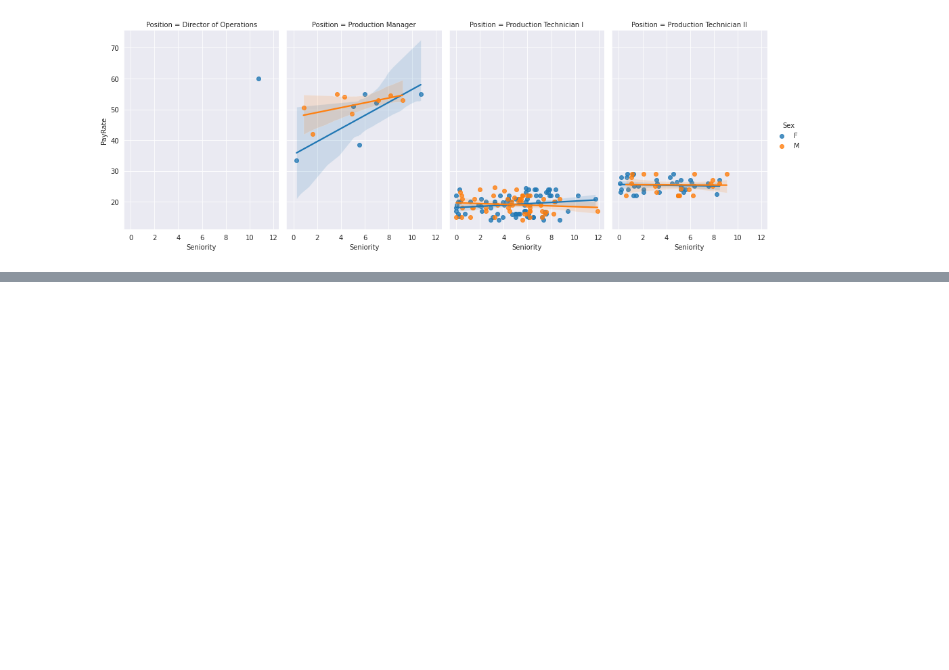
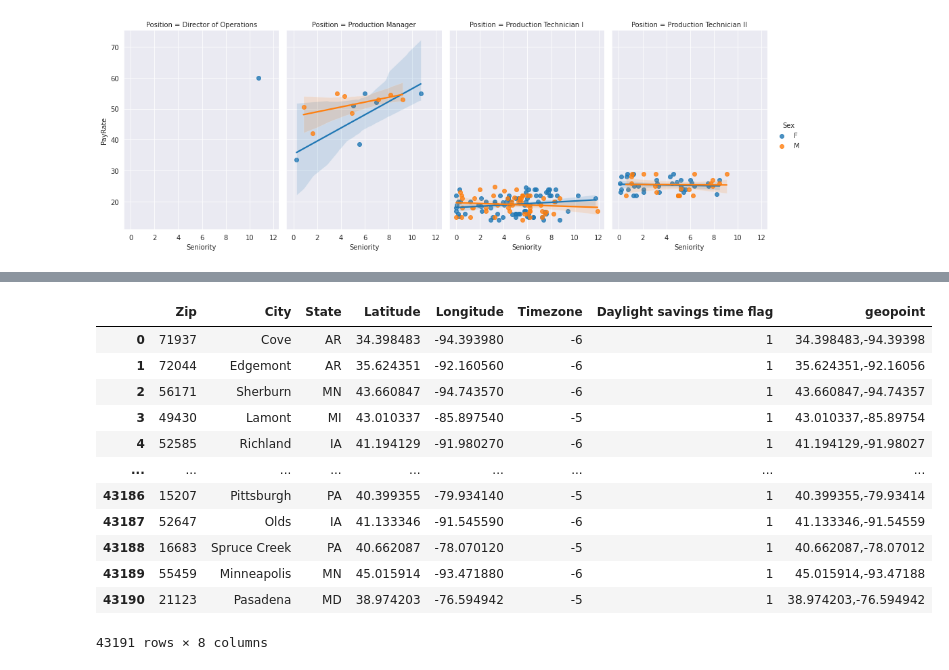
Before and after one commit to agnieszka2201pn/data_analysis, a Jupyter notebook: seaborn.ipynb, the cells around one changed output, grey strips where cells are left out. Drawn from its saved outputs; the diff is of its cells as text; code cells hidden in the pictures; blank space fills up the shorter version.

```diff
--- a/seaborn.ipynb
+++ b/seaborn.ipynb
@@ -188,0 +213,17 @@ sns.lmplot(x='Seniority',y='PayRate',data=df[(df['Department']=='Production
+# %%
+zip_codes = pd.read_csv('us-zip-code-latitude-and-longitude.csv', sep = ';')
+zip_codes
+# %% [output]
+|  | Zip | City | State | Latitude | Longitude | Timezone | Daylight savings time flag | geopoint |
+| 0 | 71937 | Cove | AR | 34.398483 | -94.393980 | -6 | 1 | 34.398483,-94.39398 |
+| 1 | 72044 | Edgemont | AR | 35.624351 | -92.160560 | -6 | 1 | 35.624351,-92.16056 |
+| 2 | 56171 | Sherburn | MN | 43.660847 | -94.743570 | -6 | 1 | 43.660847,-94.74357 |
+| 3 | 49430 | Lamont | MI | 43.010337 | -85.897540 | -5 | 1 | 43.010337,-85.89754 |
+| 4 | 52585 | Richland | IA | 41.194129 | -91.980270 | -6 | 1 | 41.194129,-91.98027 |
+| ... | ... | ... | ... | ... | ... | ... | ... | ... |
+| 43186 | 15207 | Pittsburgh | PA | 40.399355 | -79.934140 | -5 | 1 | 40.399355,-79.93414 |
+| 43187 | 52647 | Olds | IA | 41.133346 | -91.545590 | -6 | 1 | 41.133346,-91.54559 |
+| 43188 | 16683 | Spruce Creek | PA | 40.662087 | -78.070120 | -5 | 1 | 40.662087,-78.07012 |
+| 43189 | 55459 | Minneapolis | MN | 45.015914 | -93.471880 | -6 | 1 | 45.015914,-93.47188 |
+| 43190 | 21123 | Pasadena | MD | 38.974203 | -76.594942 | -5 | 1 | 38.974203,-76.594942 |
+43191 rows × 8 columns
```
Also changed, not shown: parts of 14 cells of this notebook, 3 other files.
